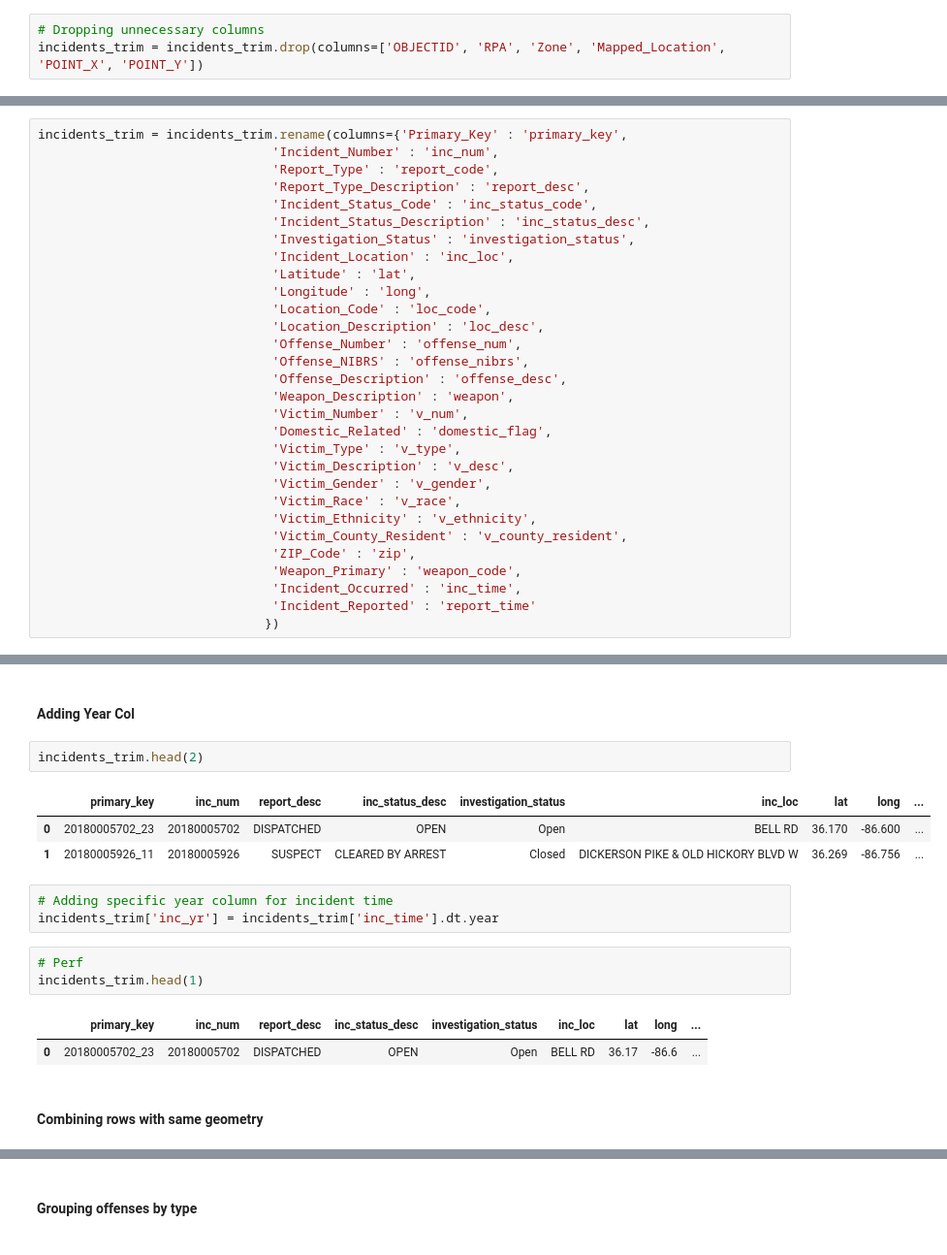
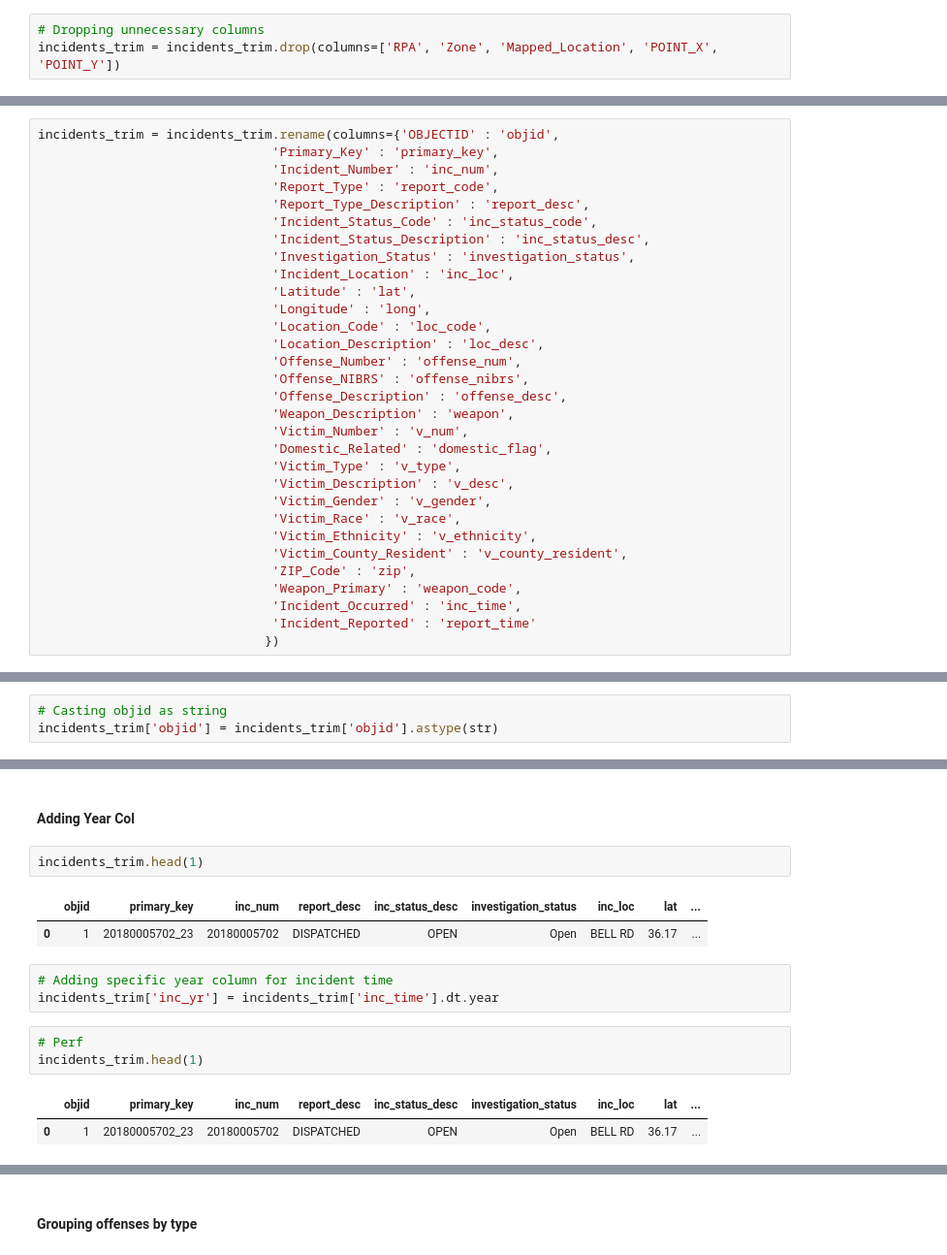
Before and after one commit to lou-knoble/capstone-nash-community-analysis, a Jupyter notebook: notebooks/crime_analysis.ipynb, the cells around one changed output, grey strips where cells are left out. Shown at 97% size. Saved outputs shown, nothing was run; the diff lists cells and outputs as text.

```diff
--- a/notebooks/crime_analysis.ipynb
+++ b/notebooks/crime_analysis.ipynb
@@ -108,4 +121,4 @@ POINT_X<br>
 POINT_Y<br>
 # %%
 # Dropping unnecessary columns
-incidents_trim = incidents_trim.drop(columns=['OBJECTID', 'RPA', 'Zone', 'Mapped_Location', 'POINT_X', 'POINT_Y'])
+incidents_trim = incidents_trim.drop(columns=['RPA', 'Zone', 'Mapped_Location', 'POINT_X', 'POINT_Y'])
@@ -135,7 +139,8 @@ Index(['Primary_Key', 'Incident_Number', 'Report_Type',
        'Incident_Occurred', 'Incident_Reported', 'geometry'],
       dtype='object')
 # %%
-incidents_trim = incidents_trim.rename(columns={'Primary_Key' : 'primary_key',
+incidents_trim = incidents_trim.rename(columns={'OBJECTID' : 'objid',
+                               'Primary_Key' : 'primary_key',
                                'Incident_Number' : 'inc_num',
                                'Report_Type' : 'report_code',
                                'Report_Type_Description' : 'report_desc',
@@ -270,6 +275,9 @@ inc_time                datetime64[ns, UTC]
 report_time             datetime64[ns, UTC]
 geometry                           geometry
 dtype: object
+# %%
+# Casting objid as string
+incidents_trim['objid'] = incidents_trim['objid'].astype(str)
 # %%
 # Casting inc_num as text
 incidents_trim['inc_num'] = incidents_trim['inc_num'].astype(str)
@@ -303,11 +311,10 @@ dtype: object
 # %% [markdown]
 #### Adding Year Col
 # %%
-incidents_trim.head(2)
+incidents_trim.head(1)
 # %% [output]
-|  | primary_key | inc_num | report_desc | inc_status_desc | investigation_status | inc_loc | lat | long | ... |
-| 0 | 20180005702_23 | 20180005702 | DISPATCHED | OPEN | Open | BELL RD | 36.170 | -86.600 | ... |
-| 1 | 20180005926_11 | 20180005926 | SUSPECT | CLEARED BY ARREST | Closed | DICKERSON PIKE & OLD HICKORY BLVD W | 36.269 | -86.756 | ... |
+|  | objid | primary_key | inc_num | report_desc | inc_status_desc | investigation_status | inc_loc | lat | ... |
+| 0 | 1 | 20180005702_23 | 20180005702 | DISPATCHED | OPEN | Open | BELL RD | 36.17 | ... |
 # %%
 # Adding specific year column for incident time
 incidents_trim['inc_yr'] = incidents_trim['inc_time'].dt.year
@@ -315,7 +322,5 @@ incidents_trim['inc_yr'] = incidents_trim['inc_time'].dt.year
 # Perf
 incidents_trim.head(1)
 # %% [output]
-|  | primary_key | inc_num | report_desc | inc_status_desc | investigation_status | inc_loc | lat | long | ... |
-| 0 | 20180005702_23 | 20180005702 | DISPATCHED | OPEN | Open | BELL RD | 36.17 | -86.6 | ... |
+|  | objid | primary_key | inc_num | report_desc | inc_status_desc | investigation_status | inc_loc | lat | ... |
+| 0 | 1 | 20180005702_23 | 20180005702 | DISPATCHED | OPEN | Open | BELL RD | 36.17 | ... |
-# %% [markdown]
-#### Combining rows with same geometry
```
Also changed, not shown: parts of 158 cells of this notebook.
